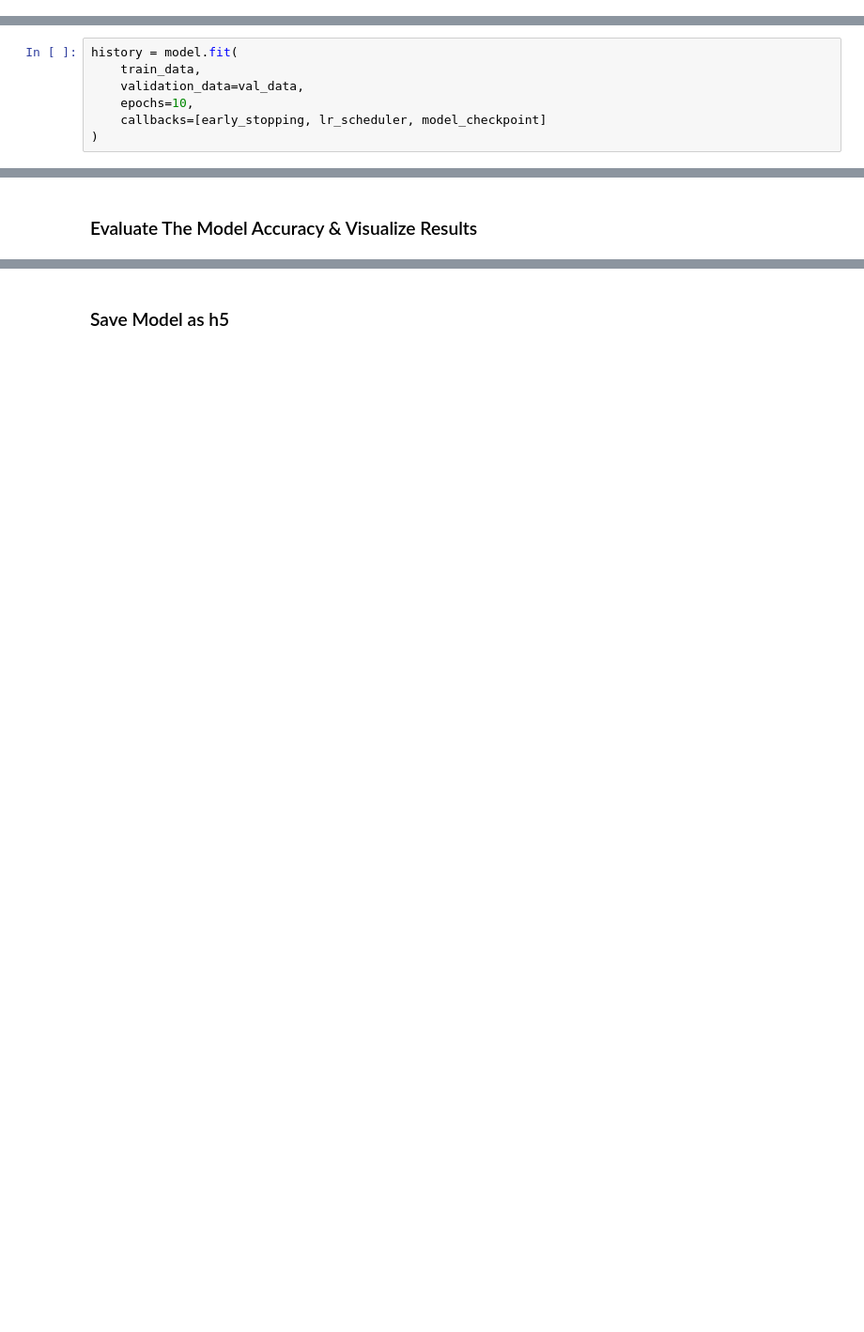
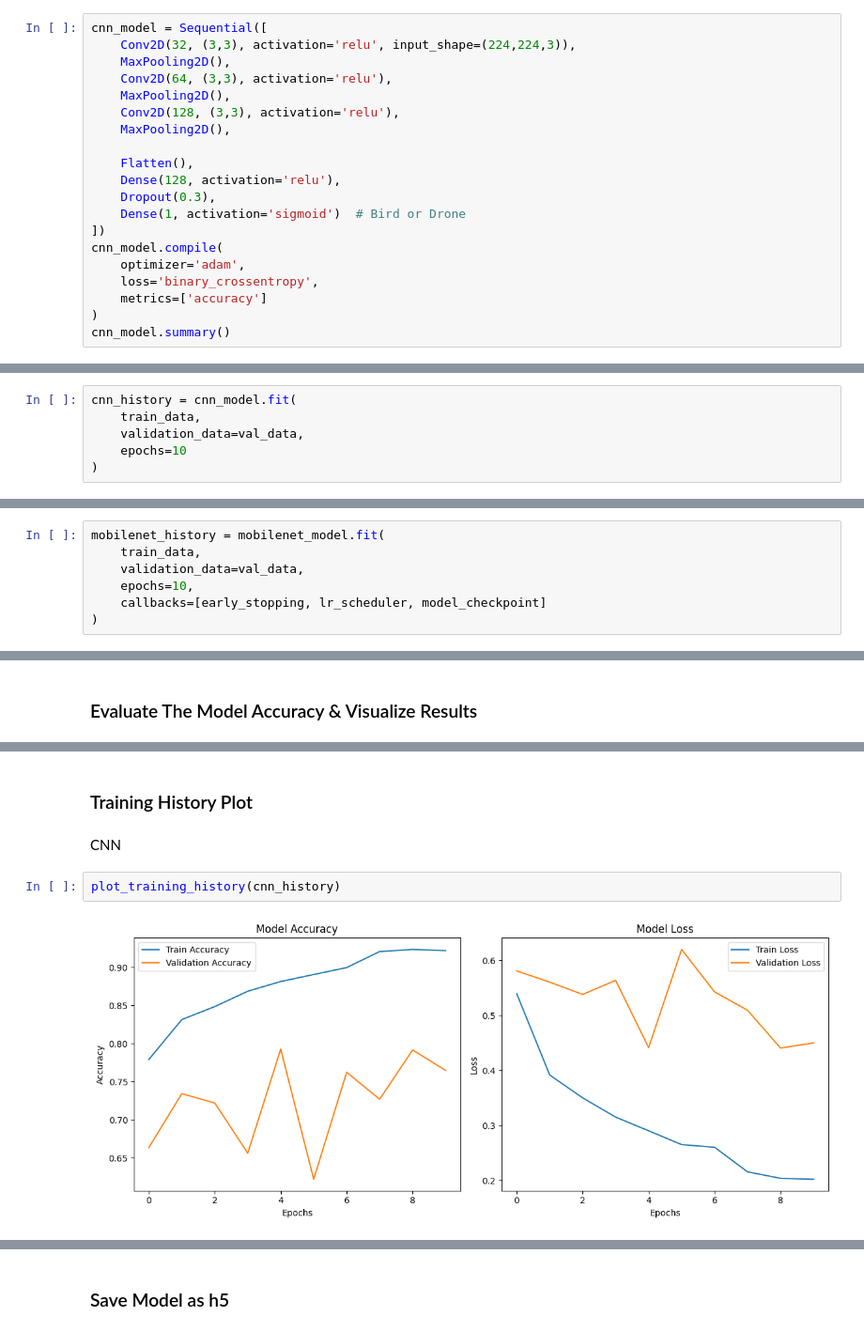
Before and after one commit to mechanicm56/Aerial-Object-Detection-Bird-vs-Drone, a Jupyter notebook: notebooks/mobilenetv2.ipynb, the cells around one changed output, grey strips where cells are left out. Shown at 94% size. Saved outputs shown, nothing was run; the diff lists cells and outputs as text; blank space fills up the shorter version.

Commit message:
updated comparison charts

```diff
--- a/notebooks/mobilenetv2.ipynb
+++ b/notebooks/mobilenetv2.ipynb
@@ -107,0 +119,20 @@ base_model.trainable = False
+# %%
+cnn_model = Sequential([
+    Conv2D(32, (3,3), activation='relu', input_shape=(224,224,3)),
+    MaxPooling2D(),
+    Conv2D(64, (3,3), activation='relu'),
+    MaxPooling2D(),
+    Conv2D(128, (3,3), activation='relu'),
+    MaxPooling2D(),
+
+    Flatten(),
+    Dense(128, activation='relu'),
+    Dropout(0.3),
+    Dense(1, activation='sigmoid')  # Bird or Drone
+])
+cnn_model.compile(
+    optimizer='adam',
+    loss='binary_crossentropy',
+    metrics=['accuracy']
+)
+cnn_model.summary()
@@ -107,0 +161,6 @@ base_model.trainable = False
+# %%
+cnn_history = cnn_model.fit(
+    train_data,
+    validation_data=val_data,
+    epochs=10
+)
@@ -126,7 +227,7 @@ model_checkpoint = ModelCheckpoint('best_model.keras', monitor='val_loss', save_
 # %% [markdown]
 ### Train the Model
 # %%
-history = model.fit(
+mobilenet_history = mobilenet_model.fit(
     train_data,
     validation_data=val_data,
     epochs=10,
@@ -189,0 +296,8 @@ plot_training_history(history)
+# %% [markdown]
+### Training History Plot
+# %% [markdown]
+CNN
+# %%
+plot_training_history(cnn_history)
+# %% [output]
+[figure, added]
```
Also changed, not shown: parts of 24 cells of this notebook, 1 other file.
